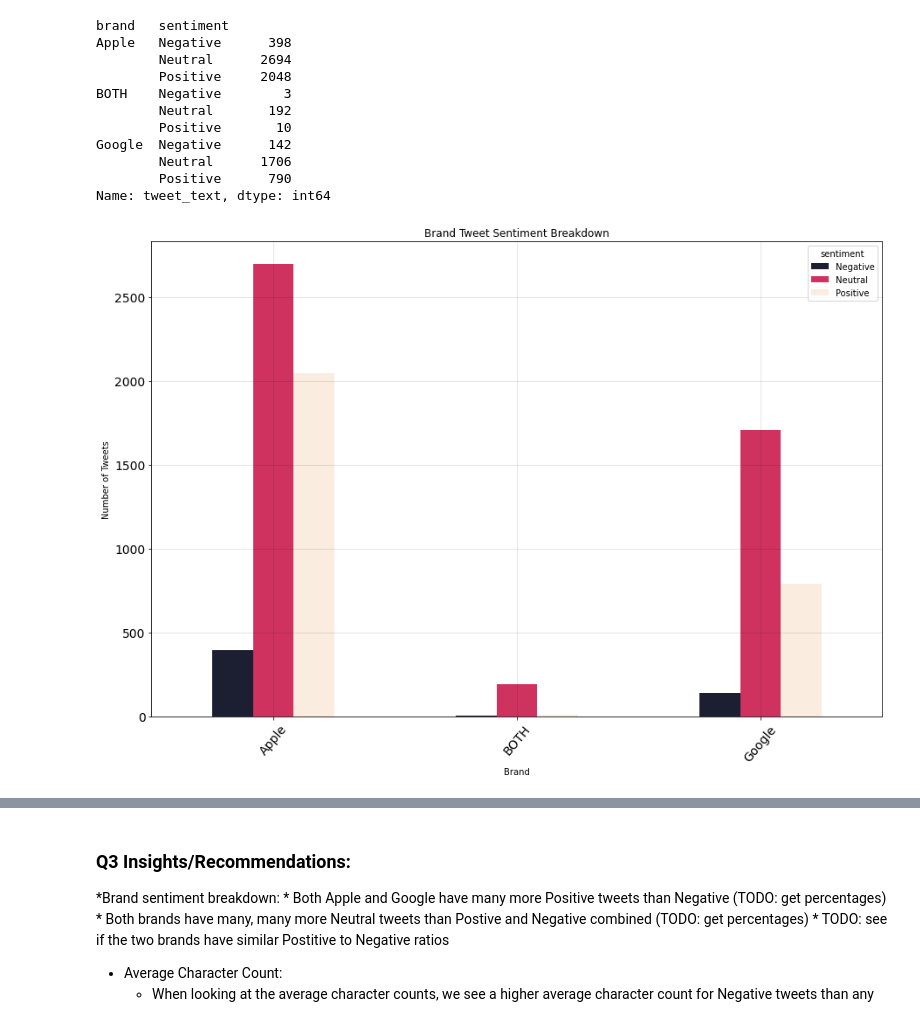
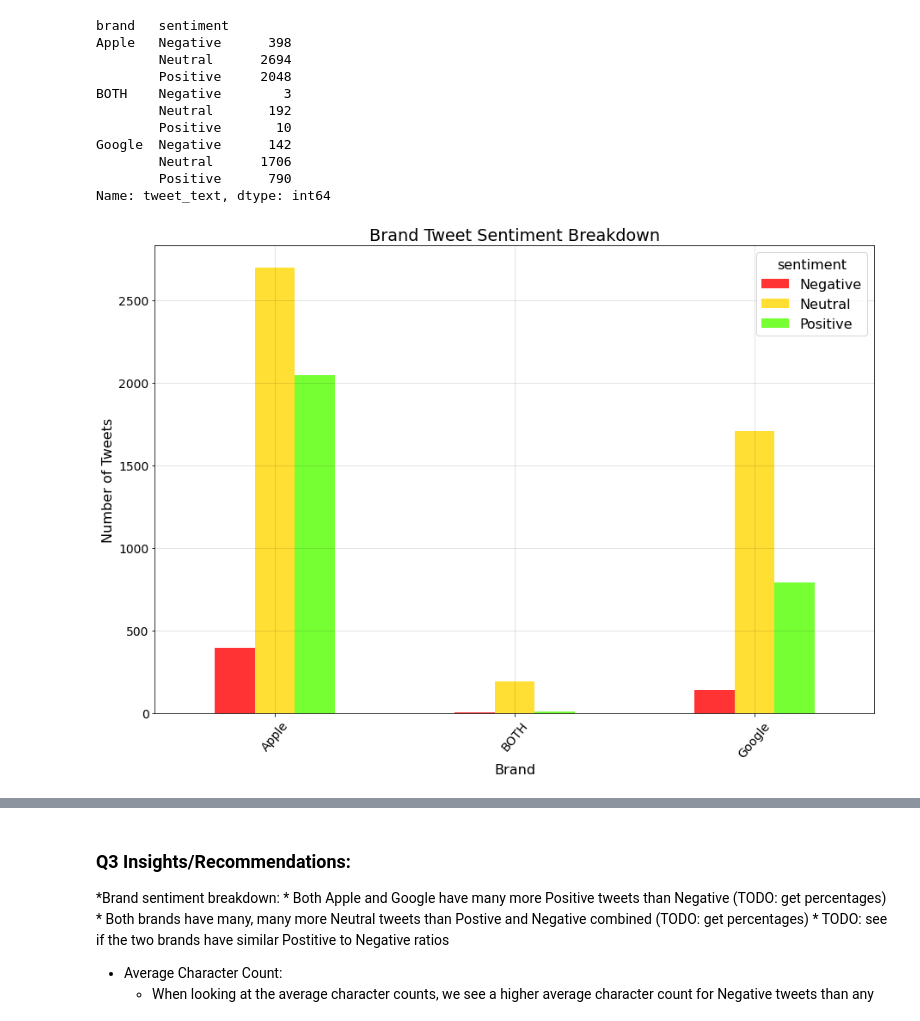
Before and after one commit to lspope/dsc-phase-4-project, a Jupyter notebook: notebooks/eda.ipynb, the cells around one changed output, grey strips where cells are left out. Drawn from its saved outputs; the diff is of its cells as text; code cells hidden in the pictures.

```diff
--- a/notebooks/eda.ipynb
+++ b/notebooks/eda.ipynb
@@ -114,10 +100,0 @@ Name: tweet_text, dtype: int64
-# %%
-plfig = plt.figure(figsize = (10, 10))
-#my_explode = (0.1, 0.1, 0.1)
-#my_colors = ['orange', 'green', 'red']
-#plt.pie(by_sentiment, labels=by_sentiment.index, autopct='%1.1f%%', startangle=55, shadow =True, colors=my_colors, explode=my_explode)
-plt.pie(by_sentiment_brand, labels=by_sentiment_brand.index, autopct='%1.1f%%')
-plt.title('Sentiment Breakdown')
-plt.axis('equal')
-plt.rcParams.update({'font.size': 10})
-plt.show()
@@ -139,10 +114,10 @@ Google  Negative      142
         Positive      790
 Name: tweet_text, dtype: int64
 # %%
-brand_by_sentiment.unstack().plot.bar(fontsize=14, rot=50, alpha = 0.90, figsize=(15,10), colormap='rocket', title='Brand Tweet Sentiment Breakdown')
+brand_by_sentiment.unstack().plot.bar(fontsize=14, rot=50, alpha = 0.8, figsize=(15,10), colormap='prism', title='Brand Tweet Sentiment Breakdown')
 plt.grid(color = 'black', alpha = 0.1, linestyle = '-', linewidth = 1)
 plt.xlabel('Brand')
 plt.ylabel('Number of Tweets')
 plt.show()
 # %% [output]
-[figure, old version]
+[figure, new version]
```
Also changed, not shown: parts of 14 cells of this notebook, 2 other files.
